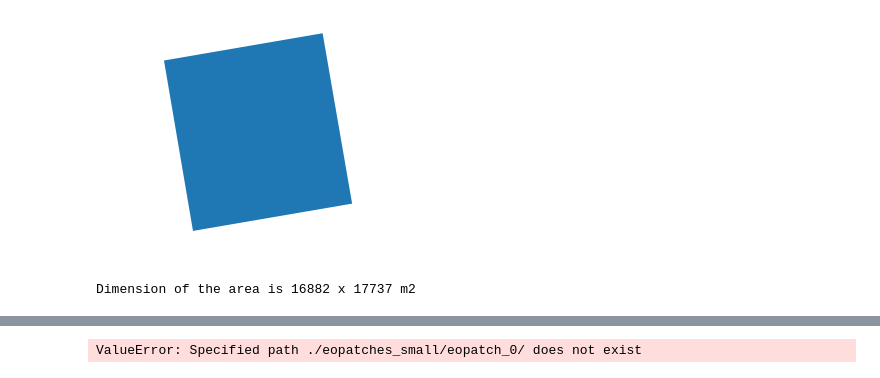
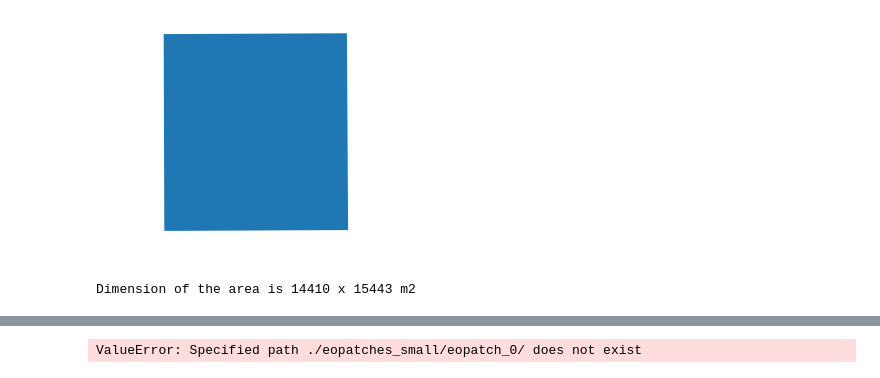
Before and after one commit to frolui/using-eo-learn-in-remote-sensing-, a Jupyter notebook: diplom_project/forest_fire_monitoring.ipynb, the cells around one changed output, grey strips where cells are left out. Saved outputs shown, nothing was run; the diff lists cells and outputs as text; code cells hidden in the pictures.

```diff
--- a/diplom_project/forest_fire_monitoring.ipynb
+++ b/diplom_project/forest_fire_monitoring.ipynb
@@ -46,28 +46,28 @@ from math import sqrt
 # %%
 # часть 2. Импорт зависимостей
 # .kmz files are unsupported
 
 # Folder where data for running the notebook is stored
 DATA_FOLDER = ('C:/Users/frolui/Documents/GitHub/using-eo-learn-in-remote-sensing-/diplom_project')
 
 # Load geojson file
 country = gpd.read_file(os.path.join(DATA_FOLDER, 'place.geojson'))
 
 # # Загрузить файл с изучаемой территорией
 # country = gpd.read_file('D:/YandexDisk/курсач_5/source/place.geojson')
 
 # Конвертирование CRS в UTM_35N
-country_crs = CRS.UTM_33N
+country_crs = CRS.UTM_35N
 country = country.to_crs(crs={'init': CRS.ogc_string(country_crs)})
 
 # Получение полигонального объекта с формой
 country_shape = country.geometry.values.tolist()[-1]
 
 # Plot country
 country.plot()
 plt.axis('off');
 # %% [output]
-[figure, old version]
+[figure, new version]
 # %%
 # 2.1
 
@@ -75,7 +75,7 @@ plt.axis('off');
 print('Dimension of the area is {0:.0f} x {1:.0f} m2'.format(country_shape.bounds[2] - country_shape.bounds[0],
                                                              country_shape.bounds[3] - country_shape.bounds[1]))
 # %% [output]
-Dimension of the area is 16882 x 17737 m2
+Dimension of the area is 14410 x 15443 m2
 # %%
 # 2.2
 
```
Also changed, not shown: parts of 4 cells of this notebook, 28 other files.
